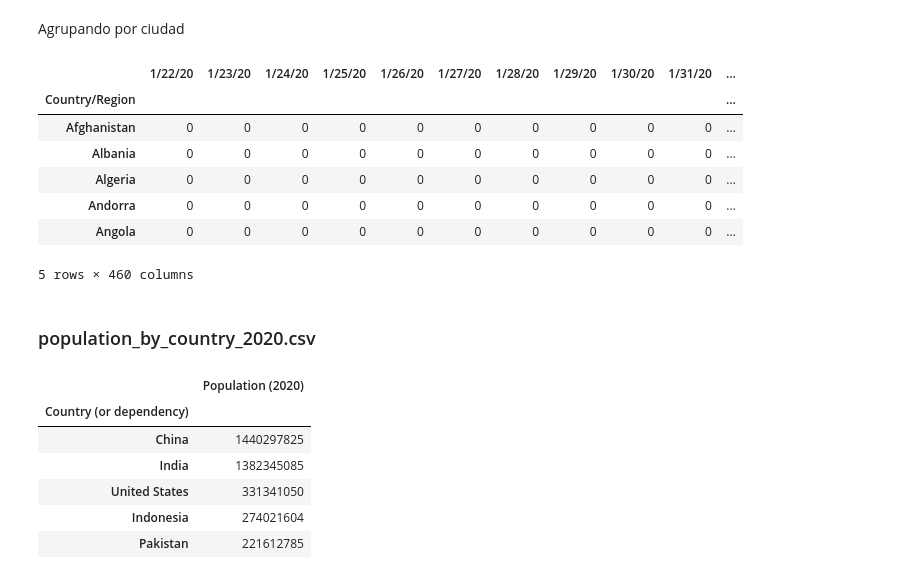
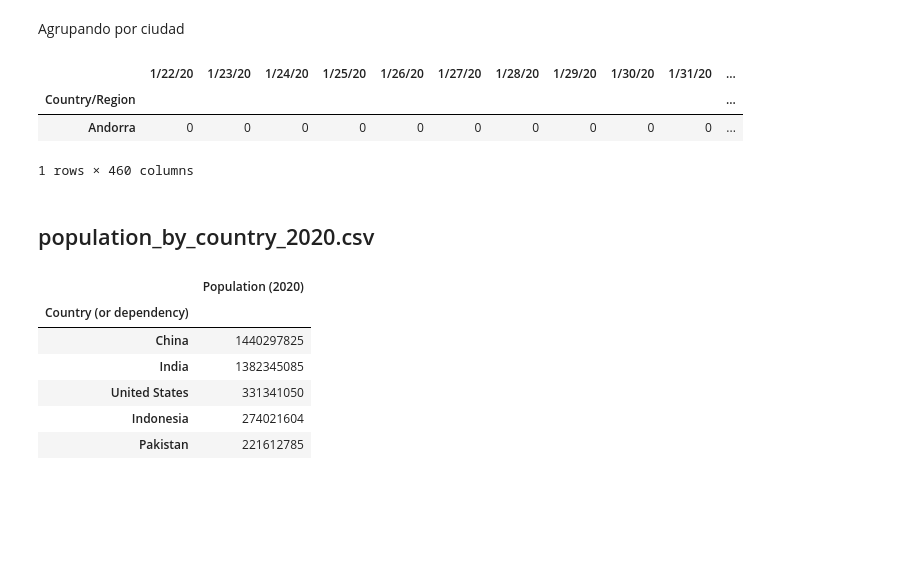
Before and after one commit to Valrojo/ProyectoCompCientifica, a Jupyter notebook: unidad1/info147_tarea1.ipynb, the cells around one changed output. Saved outputs shown, nothing was run; the diff lists cells and outputs as text; code cells hidden in the pictures; blank space fills up the shorter version.

```diff
--- a/unidad1/info147_tarea1.ipynb
+++ b/unidad1/info147_tarea1.ipynb
@@ -97,18 +100,14 @@ covid19_confirmados.drop(labels = ["Lat","Long"], axis=1, inplace =True)
 Agrupando por ciudad
 # %%
 covid19_confirmados = covid19_confirmados.groupby(by=covid19_confirmados.index)[covid19_confirmados.columns].sum()
-covid19_confirmados.head()
+covid19_confirmados[3:4:15]
 # %% [output]
 |  | 1/22/20 | 1/23/20 | 1/24/20 | 1/25/20 | 1/26/20 | 1/27/20 | 1/28/20 | 1/29/20 | 1/30/20 | 1/31/20 | ... |
 | Country/Region |  |  |  |  |  |  |  |  |  |  | ... |
-| Afghanistan | 0 | 0 | 0 | 0 | 0 | 0 | 0 | 0 | 0 | 0 | ... |
-| Albania | 0 | 0 | 0 | 0 | 0 | 0 | 0 | 0 | 0 | 0 | ... |
-| Algeria | 0 | 0 | 0 | 0 | 0 | 0 | 0 | 0 | 0 | 0 | ... |
 | Andorra | 0 | 0 | 0 | 0 | 0 | 0 | 0 | 0 | 0 | 0 | ... |
-| Angola | 0 | 0 | 0 | 0 | 0 | 0 | 0 | 0 | 0 | 0 | ... |
-5 rows × 460 columns
+1 rows × 460 columns
 # %% [markdown]
-### population_by_country_2020.csv
+## population_by_country_2020.csv
 # %%
  mundiales = pd.read_csv("data/population_by_country_2020.csv", index_col = 'Country (or dependency)')
 # %%
```
Also changed, not shown: parts of 25 cells of this notebook.
